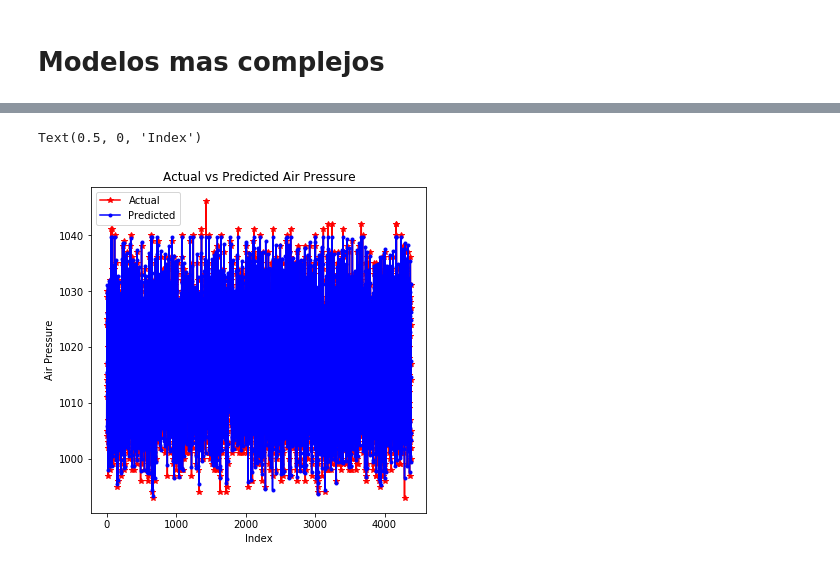
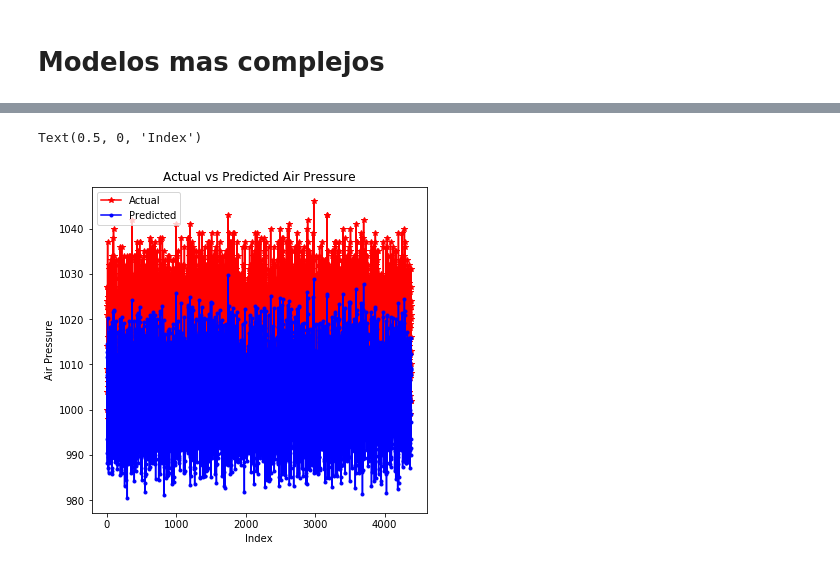
Before and after one commit to sacalderonv/TimeSeries, a Jupyter notebook: Python Jupyter/MLPDefinitivo.ipynb, the cells around one changed output, grey strips where cells are left out. Drawn from its saved outputs; the diff is of its cells as text; code cells hidden in the pictures.

```diff
--- a/Python Jupyter/MLPDefinitivo.ipynb
+++ b/Python Jupyter/MLPDefinitivo.ipynb
@@ -380,11 +396,11 @@ print(preds_ts_model)
 # %%
 plt.figure(figsize=(6, 6))
 plt.plot(range(y_test.size), y_test, linestyle='-', marker='*', color='r')
-plt.plot(range(preds_ts_model.size), ypred, linestyle='-', marker='.', color='b')
+plt.plot(range(preds_ts_model.size), preds_ts_model, linestyle='-', marker='.', color='b')
 plt.legend(['Actual','Predicted'], loc=2)
 plt.title('Actual vs Predicted Air Pressure')
 plt.ylabel('Air Pressure')
 plt.xlabel('Index')
 # %% [output]
 Text(0.5, 0, 'Index')
-[figure, old version]
+[figure, new version]
```
Also changed, not shown: parts of 25 cells of this notebook.
